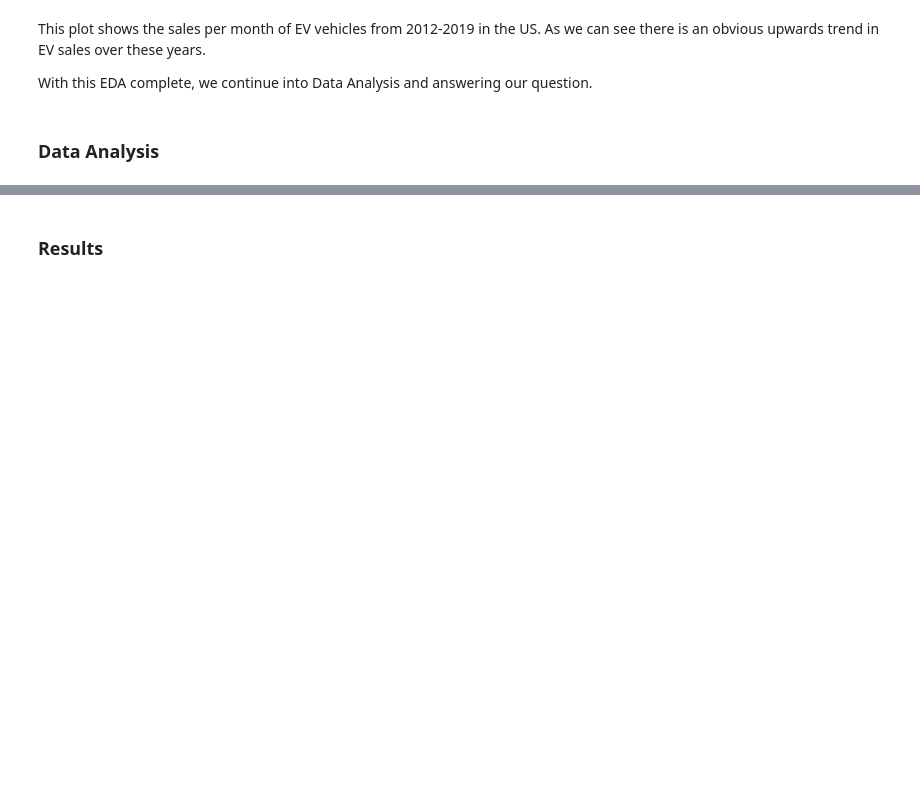
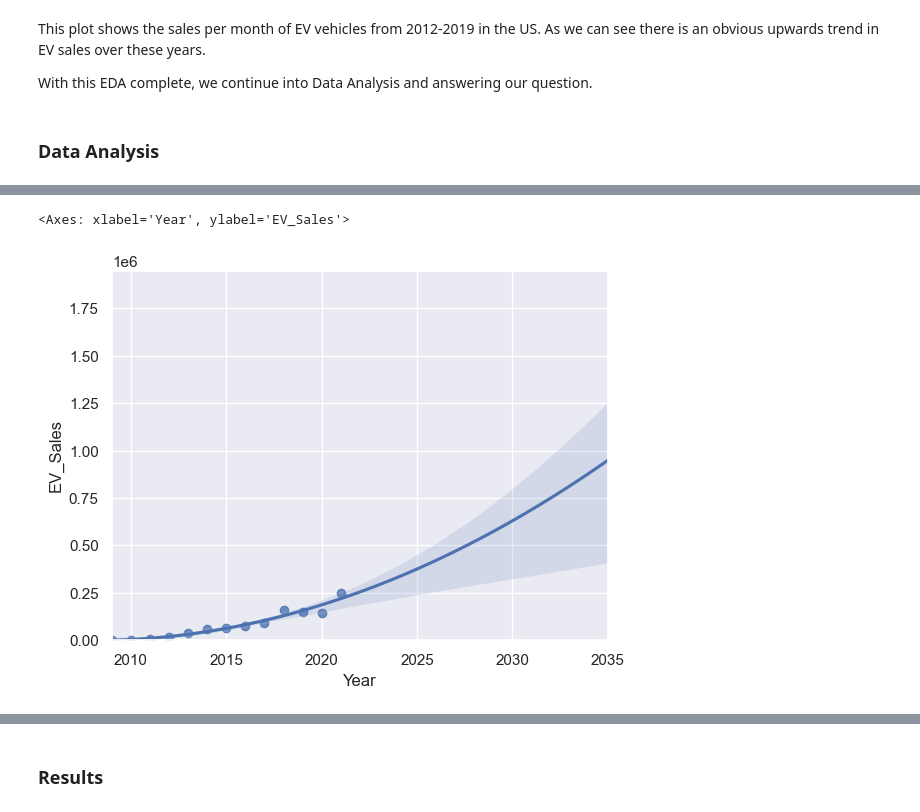
Before and after one commit to nliu880/EV-Sales-in-California, a Jupyter notebook: FinalProjectGroup_Sp23_Weston_Nicole_Adi_Sophia_Katie.ipynb, the cells around one changed output, grey strips where cells are left out. Saved outputs shown, nothing was run; the diff lists cells and outputs as text; code cells hidden in the pictures; blank space fills up the shorter version.

Commit message:
Added some regression analysis

```diff
--- a/FinalProjectGroup_Sp23_Weston_Nicole_Adi_Sophia_Katie.ipynb
+++ b/FinalProjectGroup_Sp23_Weston_Nicole_Adi_Sophia_Katie.ipynb
@@ -753,0 +757,3 @@ With this EDA complete, we continue into Data Analysis and answering our questio
+# %%
+EV_Sales_Regression = np.poly1d(np.polyfit(regs_v_ev['Year'], regs_v_ev['EV_Sales'] , 2))
+EV_Sales_Regression
@@ -753,0 +762,4 @@ With this EDA complete, we continue into Data Analysis and answering our questio
+# %%
+EV_Sales_Extrapolated = pd.concat([regs_v_ev['Year'], regs_v_ev['EV_Sales']], axis = 1)
+
+EV_Sales_Extrapolated
@@ -753,0 +781,7 @@ With this EDA complete, we continue into Data Analysis and answering our questio
+# %%
+plt.ylim([0,EV_Sales_Regression(2035)+1000000])
+plt.xlim([2009,2035])
+sns.regplot( x= "Year", y="EV_Sales", data = EV_Sales_Extrapolated, scatter = True, order = 2, truncate= False, ci = 95)
+# %% [output]
+<Axes: xlabel='Year', ylabel='EV_Sales'>
+[figure, added]
```
Also changed, not shown: parts of 31 cells of this notebook, 4 other files.
